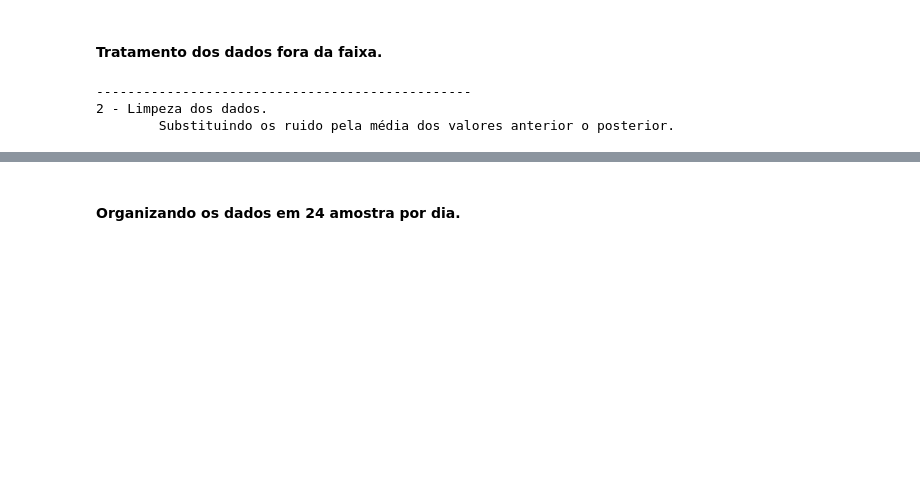
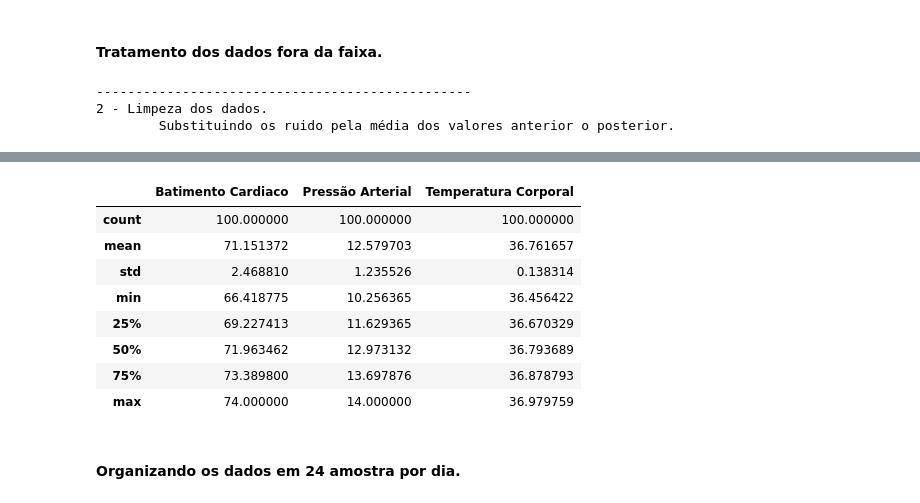
Before and after one commit to JulioAquinoDev/Analise_Exploratoria_de_Dados, a Jupyter notebook: main.ipynb, the cells around one changed output, grey strips where cells are left out. Drawn from its saved outputs; the diff is of its cells as text; code cells hidden in the pictures; blank space fills up the shorter version.

```diff
--- a/main.ipynb
+++ b/main.ipynb
@@ -134,3 +173,15 @@ for i in range(len(dados)):
+# %%
+DFdados.describe()
+# %% [output]
+|  | Batimento Cardiaco | Pressão Arterial | Temperatura Corporal |
+| count | 100.000000 | 100.000000 | 100.000000 |
+| mean | 71.151372 | 12.579703 | 36.761657 |
+| std | 2.468810 | 1.235526 | 0.138314 |
+| min | 66.418775 | 10.256365 | 36.456422 |
+| 25% | 69.227413 | 11.629365 | 36.670329 |
+| 50% | 71.963462 | 12.973132 | 36.793689 |
+| 75% | 73.389800 | 13.697876 | 36.878793 |
+| max | 74.000000 | 14.000000 | 36.979759 |
 # %% [markdown]
 #### Organizando os dados em 24 amostra por dia.
 # %%
```
Also changed, not shown: parts of 22 cells of this notebook.
